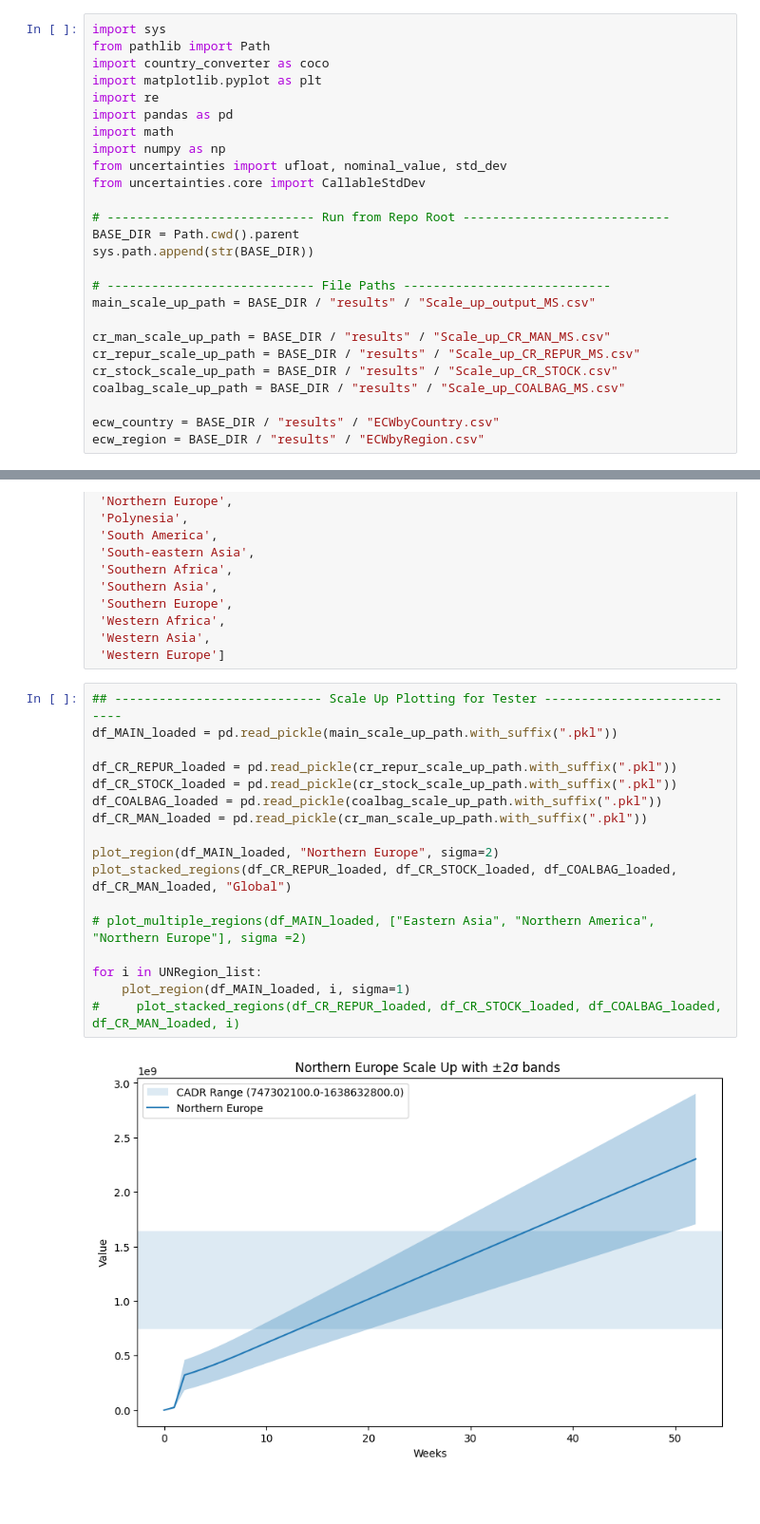
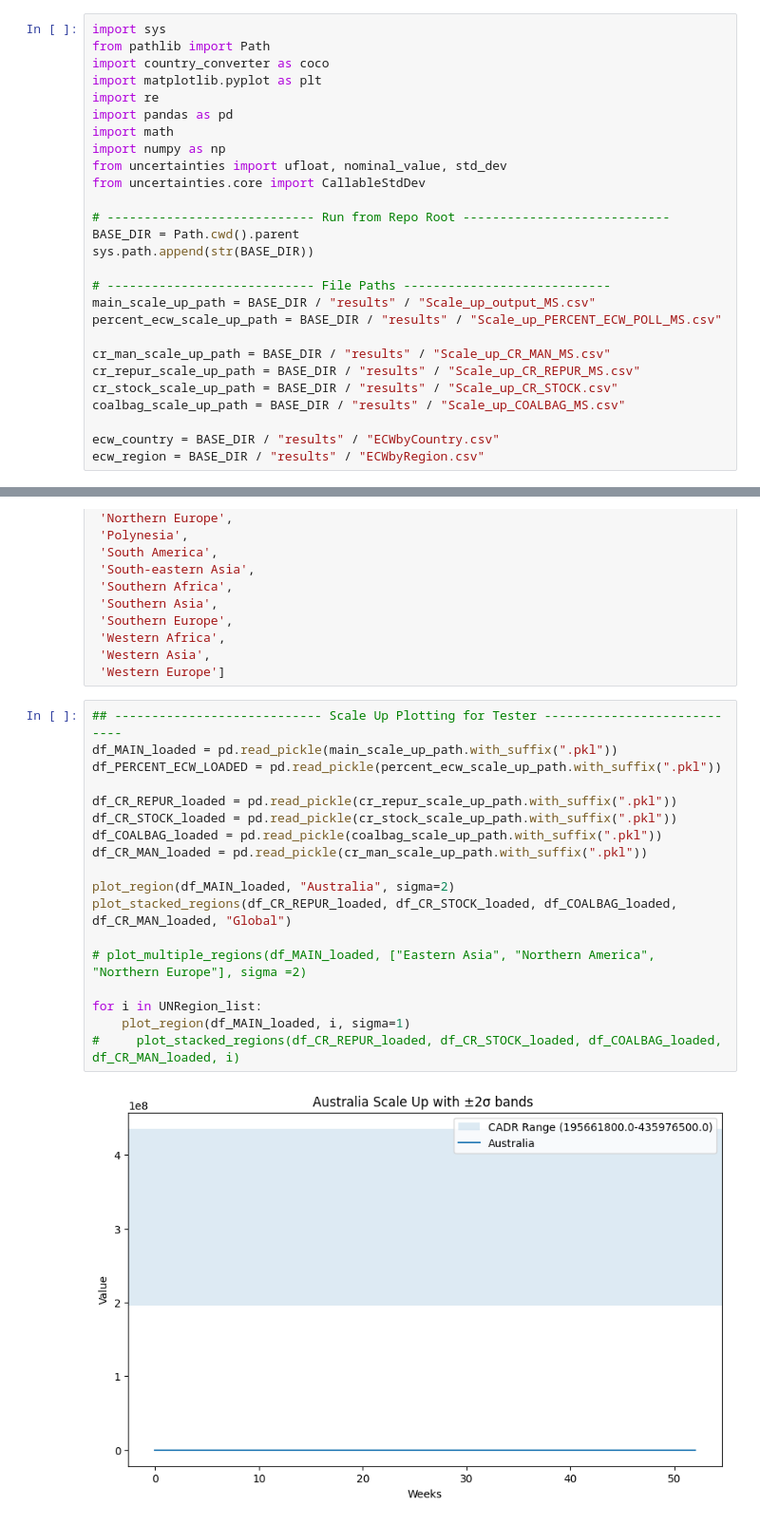
Before and after one commit to SPROOK/InRoomAirFilterScaleUp, a Jupyter notebook: scripts/Scale_Up_Visualiser.ipynb, the cells around one changed output, grey strips where cells are left out. Shown at 95% size. Drawn from its saved outputs; the diff is of its cells as text; blank space fills up the shorter version.

Commit message:
ECW percentage scale up data added

```diff
--- a/scripts/Scale_Up_Visualiser.ipynb
+++ b/scripts/Scale_Up_Visualiser.ipynb
@@ -16,6 +16,7 @@ sys.path.append(str(BASE_DIR))
 
 # ---------------------------- File Paths ----------------------------
 main_scale_up_path = BASE_DIR / "results" / "Scale_up_output_MS.csv"
+percent_ecw_scale_up_path = BASE_DIR / "results" / "Scale_up_PERCENT_ECW_POLL_MS.csv"
 
 cr_man_scale_up_path = BASE_DIR / "results" / "Scale_up_CR_MAN_MS.csv"
 cr_repur_scale_up_path = BASE_DIR / "results" / "Scale_up_CR_REPUR_MS.csv"
@@ -133,19 +134,20 @@ UNRegion_list = ['Australia and New Zealand',
 # %%
 ## ---------------------------- Scale Up Plotting for Tester ----------------------------
 df_MAIN_loaded = pd.read_pickle(main_scale_up_path.with_suffix(".pkl"))
+df_PERCENT_ECW_LOADED = pd.read_pickle(percent_ecw_scale_up_path.with_suffix(".pkl"))
 
 df_CR_REPUR_loaded = pd.read_pickle(cr_repur_scale_up_path.with_suffix(".pkl"))
 df_CR_STOCK_loaded = pd.read_pickle(cr_stock_scale_up_path.with_suffix(".pkl"))
 df_COALBAG_loaded = pd.read_pickle(coalbag_scale_up_path.with_suffix(".pkl"))
 df_CR_MAN_loaded = pd.read_pickle(cr_man_scale_up_path.with_suffix(".pkl"))
 
-plot_region(df_MAIN_loaded, "Northern Europe", sigma=2)
+plot_region(df_MAIN_loaded, "Australia", sigma=2)
 plot_stacked_regions(df_CR_REPUR_loaded, df_CR_STOCK_loaded, df_COALBAG_loaded, df_CR_MAN_loaded, "Global")
 
 # plot_multiple_regions(df_MAIN_loaded, ["Eastern Asia", "Northern America", "Northern Europe"], sigma =2)
 
 for i in UNRegion_list:
     plot_region(df_MAIN_loaded, i, sigma=1)
 #     plot_stacked_regions(df_CR_REPUR_loaded, df_CR_STOCK_loaded, df_COALBAG_loaded, df_CR_MAN_loaded, i)
 # %% [output]
-[figure, old version]
+[figure, new version]
```
Also changed, not shown: parts of 1 cell of this notebook, 10 other files.
